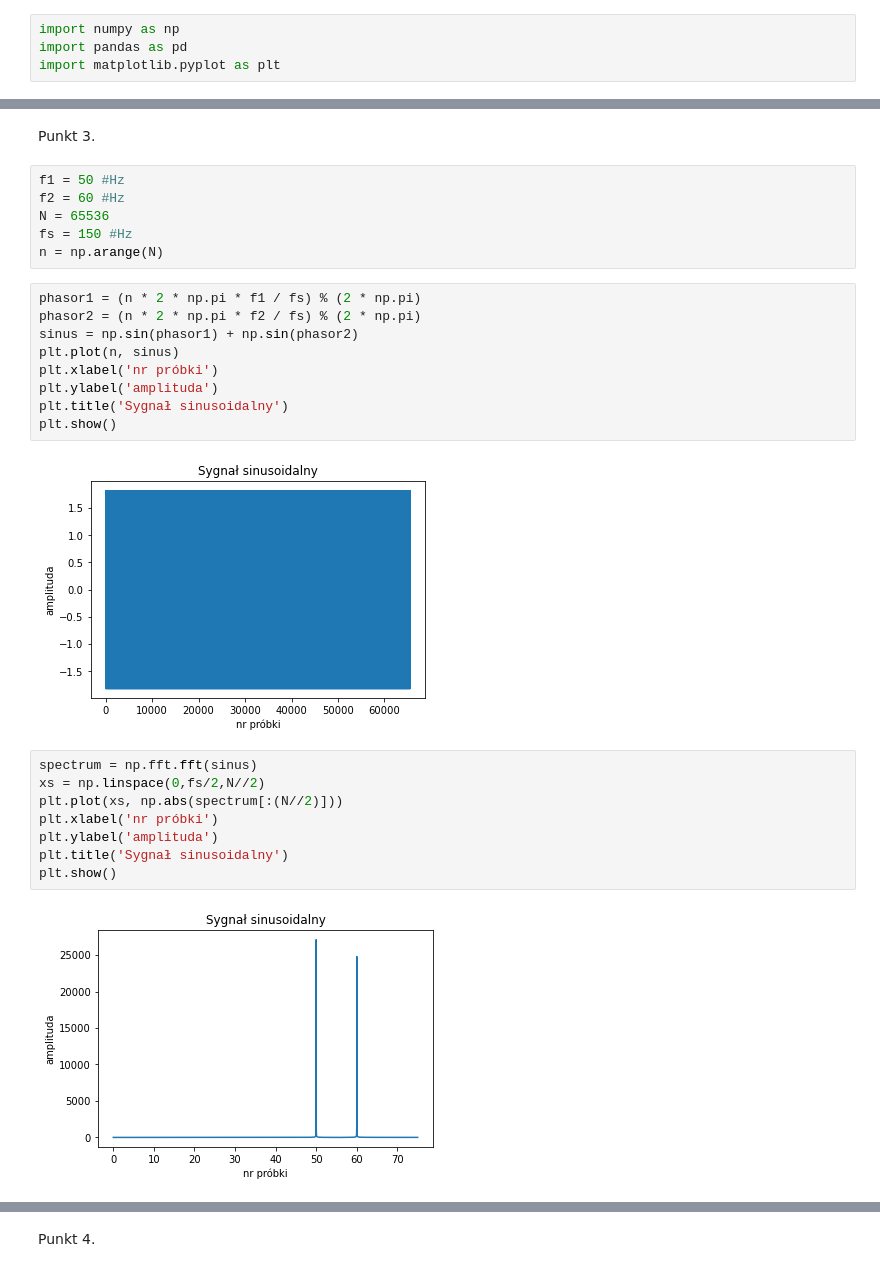
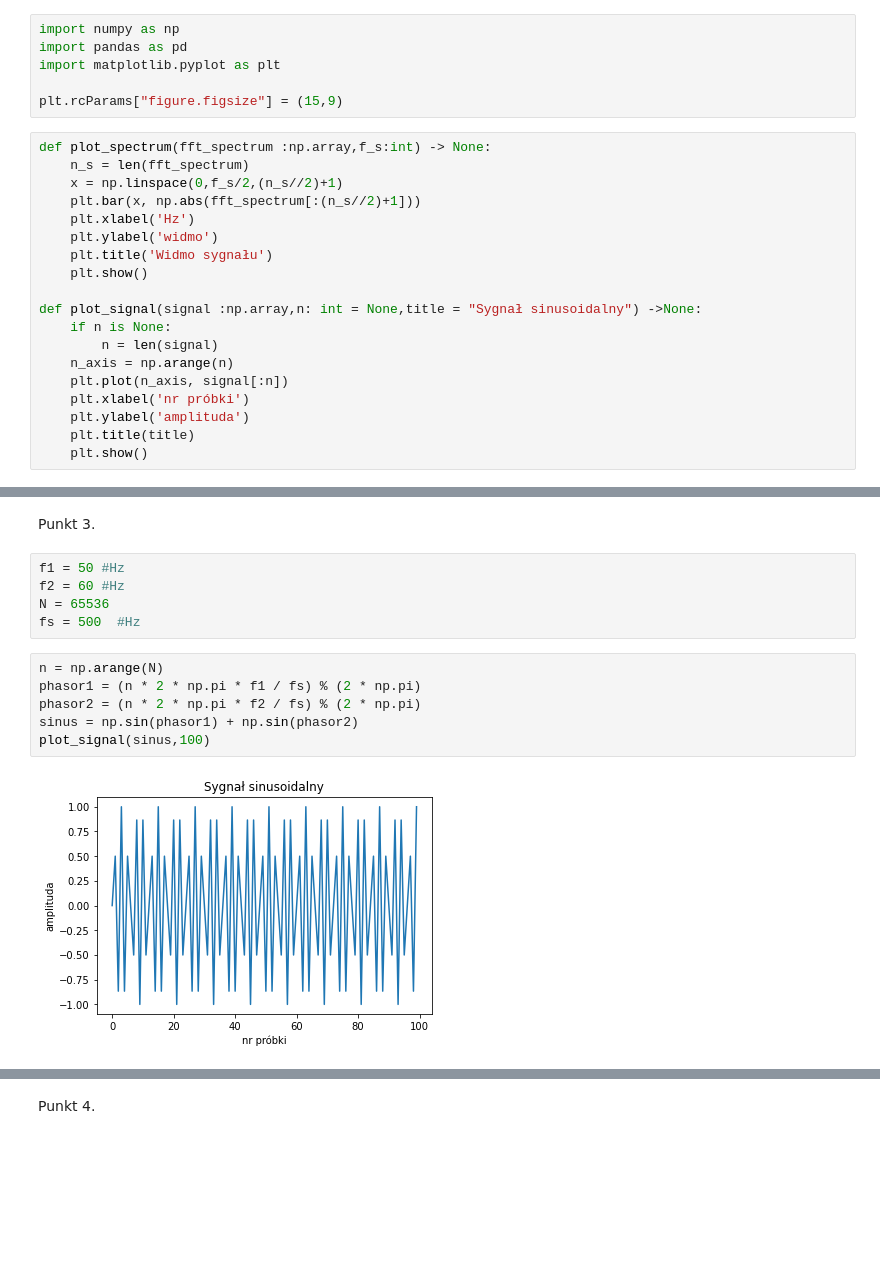
Before and after one commit to KornelBl/Digital-signal-and-image-processing, a Jupyter notebook: EKG_2.ipynb, the cells around one changed output, grey strips where cells are left out. Drawn from its saved outputs; the diff is of its cells as text; blank space fills up the shorter version.

```diff
--- a/EKG_2.ipynb
+++ b/EKG_2.ipynb
@@ -2,6 +2,27 @@
 import numpy as np
 import pandas as pd
 import matplotlib.pyplot as plt
+
+plt.rcParams["figure.figsize"] = (15,9)
+# %%
+def plot_spectrum(fft_spectrum :np.array,f_s:int) -> None:
+    n_s = len(fft_spectrum)
+    x = np.linspace(0,f_s/2,(n_s//2)+1)
+    plt.bar(x, np.abs(fft_spectrum[:(n_s//2)+1]))
+    plt.xlabel('Hz')
+    plt.ylabel('widmo')
+    plt.title('Widmo sygnału')
+    plt.show()
+
+def plot_signal(signal :np.array,n: int = None,title = "Sygnał sinusoidalny") ->None:
+    if n is None:
+        n = len(signal)
+    n_axis = np.arange(n)
+    plt.plot(n_axis, signal[:n])
+    plt.xlabel('nr próbki')
+    plt.ylabel('amplituda')
+    plt.title(title)
+    plt.show()
 # %% [markdown]
 Punkt 1.
 # %%
@@ -46,26 +49,12 @@ Punkt 3.
 f1 = 50 #Hz
 f2 = 60 #Hz
 N = 65536
-fs = 150 #Hz
-n = np.arange(N)
+fs = 500  #Hz
 # %%
+n = np.arange(N)
 phasor1 = (n * 2 * np.pi * f1 / fs) % (2 * np.pi)
 phasor2 = (n * 2 * np.pi * f2 / fs) % (2 * np.pi)
 sinus = np.sin(phasor1) + np.sin(phasor2)
-plt.plot(n, sinus)
-plt.xlabel('nr próbki')
-plt.ylabel('amplituda')
-plt.title('Sygnał sinusoidalny')
-plt.show()
+plot_signal(sinus,100)
 # %% [output]
-[figure, old version]
+[figure, new version]
-# %%
-spectrum = np.fft.fft(sinus)
-xs = np.linspace(0,fs/2,N//2)
-plt.plot(xs, np.abs(spectrum[:(N//2)]))
-plt.xlabel('nr próbki')
-plt.ylabel('amplituda')
-plt.title('Sygnał sinusoidalny')
-plt.show()
-# %% [output]
-[figure, removed]
```
Also changed, not shown: parts of 16 cells of this notebook, 3 other files.
